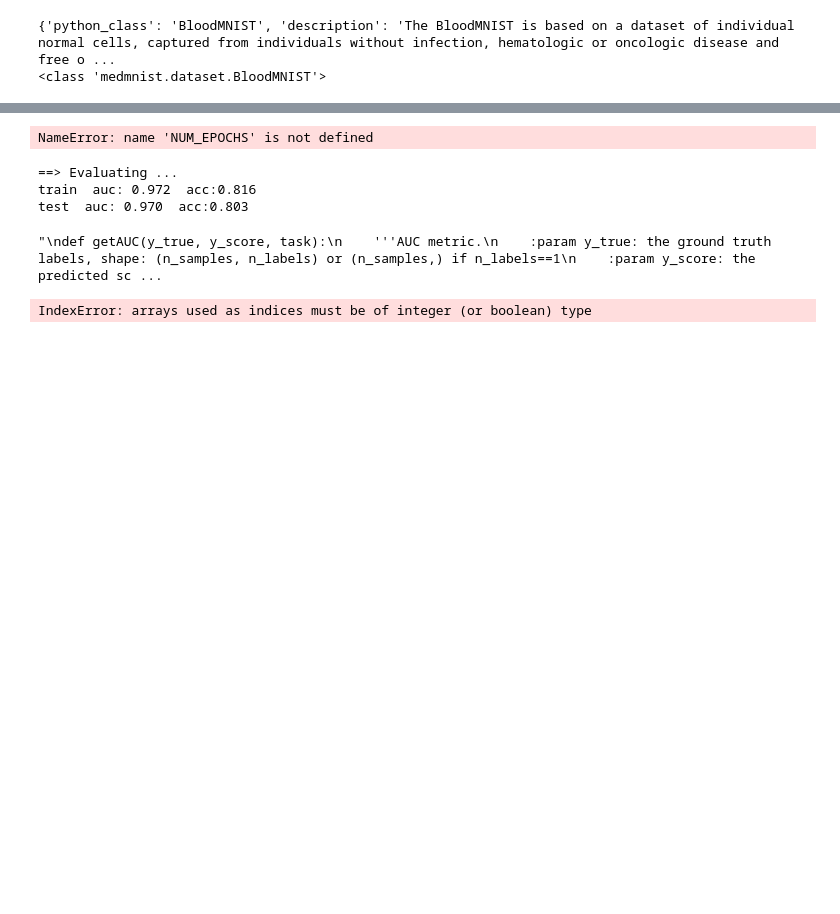
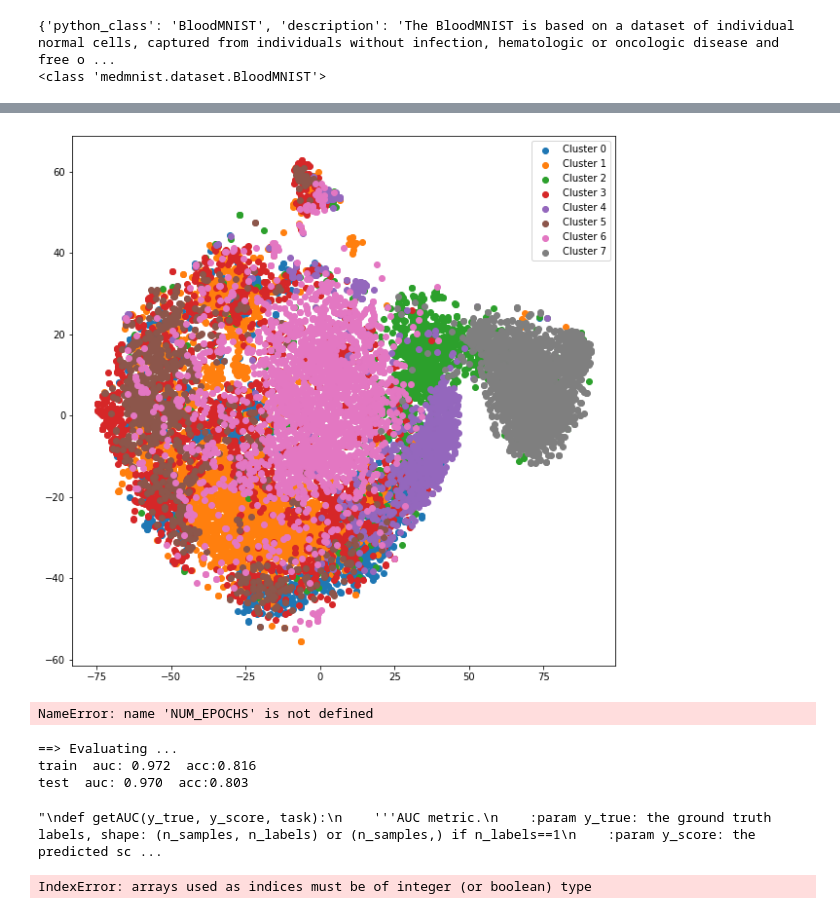
Before and after one commit to crafaelgil/Confidence-Callibration, a Jupyter notebook: multiclass-classifier.ipynb, the cells around one changed output, grey strips where cells are left out. Drawn from its saved outputs; the diff is of its cells as text; code cells hidden in the pictures; blank space fills up the shorter version.

```diff
--- a/multiclass-classifier.ipynb
+++ b/multiclass-classifier.ipynb
@@ -68,3 +59,34 @@ train_dataset.montage(length=10)
+# %%
+import numpy as np
+import matplotlib.pyplot as plt
+from sklearn.manifold import TSNE
+
+input_tensors = []
+target_labels = []
+
+for inputs, targets in tqdm(train_loader):
+  for input in inputs:
+    input_tensors.append(input.numpy())
+  for target in targets:
+    target_labels.append(target.item())
+
+target_labels = np.array(target_labels)
+
+inputs = torch.Tensor(input_tensors)
+
+num_inputs, _,_,_ = inputs.shape
+
+tsne = TSNE(n_components=2, random_state=0)
+embeddings = tsne.fit_transform(inputs.reshape(num_inputs, -1))
+fig, ax = plt.subplots(figsize=(10, 10))
+
+for i in range(num_classes):
+  embeddings_cluster = embeddings[target_labels == i]
+  ax.scatter(embeddings_cluster[:, 0], embeddings_cluster[:, 1], label=f"Cluster {i}")
+ax.legend()
+plt.show()
+# %% [output]
+[figure, added]
 # %%
 #Define CNN model
 
```
Also changed, not shown: parts of 3 cells of this notebook, 1 other file.
